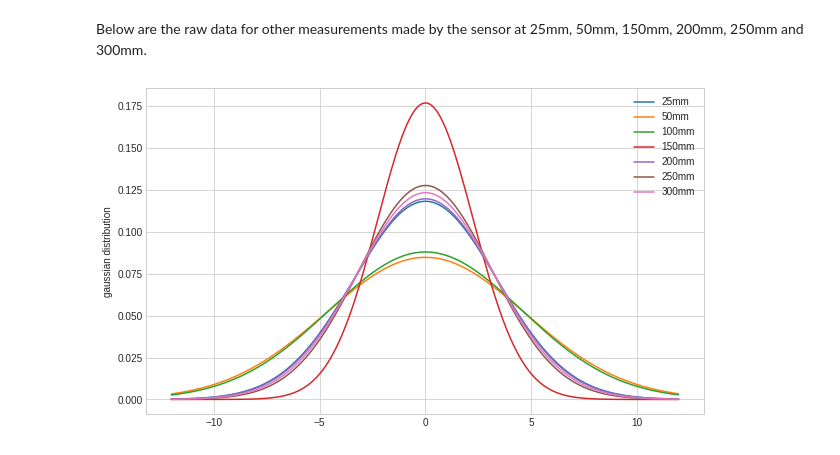
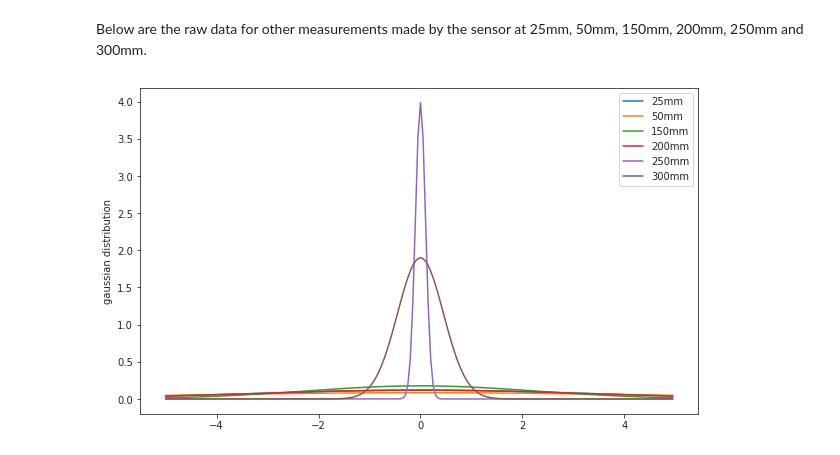
Before and after one commit to paulodowd/GoogleColab_Simple2DSimulator, a Jupyter notebook: Sheet5_SimpleSensorModel_Noise.ipynb, the cells around one changed output. Drawn from its saved outputs; the diff is of its cells as text; code cells hidden in the pictures.

```diff
--- a/Sheet5_SimpleSensorModel_Noise.ipynb
+++ b/Sheet5_SimpleSensorModel_Noise.ipynb
@@ -8,3 +8,22 @@
 </p>
 
 Let's take a look at **sensor noise**. The below is real sense data taken from the Pololu SDS02A Sensor (<a href="https://www.pololu.com/product/2476">product page</a>).  The sensor was setup 10cm away from a flat white surface, and 914 readings were recorded.
+# %%
+%matplotlib inline
+import matplotlib.pyplot as plt
+import pandas as pd
+plt.style.use('seaborn-whitegrid')
+import numpy as np
+
+# This reads a CSV file from Github which contains
+Data=pd.read_csv('https://raw.githubusercontent.com/paulodowd/GoogleColab_Simple2DSimulator/main/deflection_cols.csv')
+
+
+y = Data.loc[:, 'angle=20']
+x = np.linspace( 0, len(y), len(y) )
+
+plt.figure(figsize=(10,6))
+plt.ylim(min(y)-20,max(y)+20)
+plt.xlabel('Sensor Sample')
+plt.ylabel('Sensor Value')
+plt.plot(x,y,'.', color='black')
@@ -287,38 +469,39 @@ raw300_sd = np.std(raw_300mm)
 raw300_median = np.median(raw_300mm)
 
 # Apply the same rejection filter process as above.
 filtered25 = raw_25mm[ raw_25mm < (raw25_median+raw25_sd*3)]
 filtered50 = raw_50mm[ raw_50mm < (raw50_median+raw50_sd*3)]
 filtered150 = raw_150mm[ raw_150mm < (raw150_median+raw150_sd*3)]
 filtered200 = raw_200mm[ raw_200mm < (raw200_median+raw200_sd*3)]
 filtered250 = raw_250mm[ raw_250mm < (raw250_median+raw250_sd*3)]
 filtered300 = raw_300mm[ raw_300mm < (raw300_median+raw300_sd*3)]
 
 
 f25_sd = np.std(filtered25)
 f50_sd = np.std(filtered50)
-f100_sd = np.std(filtered100)
+#f100_sd = np.std(filtered100)
 f150_sd = np.std(filtered150)
 f200_sd = np.std(filtered200)
 f250_sd = np.std(filtered250)
 f300_sd = np.std(filtered300)
 
-x = np.arange(-12,12,.05)
+x = np.arange(-5,5,.05)
 
 # equation for a gaussian distribution function.
 f25 = 1/(np.sqrt(2*np.pi)* f25_sd )*np.exp(-np.power((x ) / f25_sd, 2)/2)
 f50 = 1/(np.sqrt(2*np.pi)* f50_sd )*np.exp(-np.power((x  ) / f50_sd, 2)/2)
-f100 = 1/(np.sqrt(2*np.pi)* f100_sd )*np.exp(-np.power((x ) / f100_sd, 2)/2)
+#f100 = 1/(np.sqrt(2*np.pi)* f100_sd )*np.exp(-np.power((x ) / f100_sd, 2)/2)
 f150 = 1/(np.sqrt(2*np.pi)* f150_sd )*np.exp(-np.power((x ) / f150_sd, 2)/2)
 f200 = 1/(np.sqrt(2*np.pi)* f200_sd )*np.exp(-np.power((x ) / f200_sd, 2)/2)
-f250 = 1/(np.sqrt(2*np.pi)* f250_sd )*np.exp(-np.power((x ) / f250_sd, 2)/2)
-f300 = 1/(np.sqrt(2*np.pi)* f300_sd )*np.exp(-np.power((x ) / f300_sd, 2)/2)
+f250 = 1/(np.sqrt(2*np.pi)* 0.1 )*np.exp(-np.power((x ) / 0.1, 2)/2)
+#f300 = 1/(np.sqrt(2*np.pi)* f300_sd )*np.exp(-np.power((x ) / f300_sd, 2)/2)
+f300 = 1/(np.sqrt(2*np.pi)* 0.21 )*np.exp(-np.power((x ) / 0.45, 2)/2)
 
 plt.figure(figsize=(10,6))
-plt.plot(x,f25, x, f50, x, f100, x, f150, x, f200, x, f250, x, f300)
-plt.legend(['25mm', '50mm', '100mm', '150mm', '200mm', '250mm', '300mm'])
+plt.plot(x,f25, x, f50, x, f150, x, f200, x, f250, x, f300)
+plt.legend(['25mm', '50mm', '150mm', '200mm', '250mm', '300mm'])
 
 plt.ylabel('gaussian distribution')
 plt.show()
 # %% [output]
-[figure, old version]
+[figure, new version]
```
Also changed, not shown: parts of 9 cells of this notebook.
